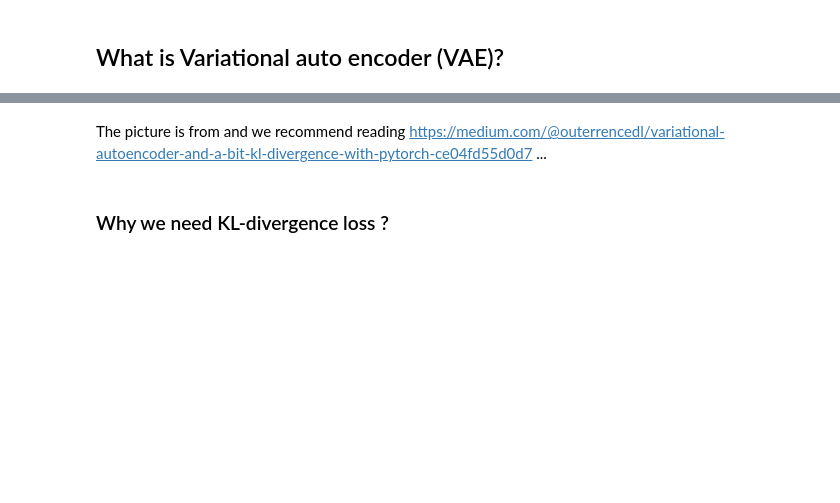
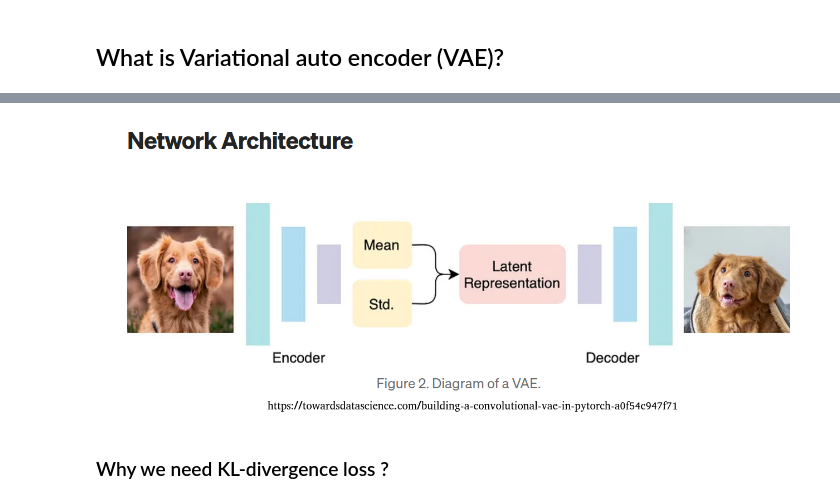
Before and after one commit to GenAI-CUEE/Estimation-Theory-EE523, a Jupyter notebook: Tutorial3/main.ipynb, the cells around one changed output, grey strips where cells are left out. Drawn from its saved outputs; the diff is of its cells as text; code cells hidden in the pictures; blank space fills up the shorter version.

Commit message:
Fix added figure

```diff
--- a/Tutorial3/main.ipynb
+++ b/Tutorial3/main.ipynb
@@ -129,5 +125,9 @@ os.makedirs('results', exist_ok=True)
-# %% [markdown]
-The picture is from and we recommend reading https://medium.com/@outerrencedl/variational-autoencoder-and-a-bit-kl-divergence-with-pytorch-ce04fd55d0d7 ...
+# %%
+from IPython.display import Image
+Image(filename='./Vae.png',width=1200, height=800)
+#The picture is from and we recommend reading https://medium.com/@outerrencedl/variational-autoencoder-and-a-bit-kl-divergence-with-pytorch-ce04fd55d0d7 ...
+# %% [output]
+[figure, added]
 # %% [markdown]
 ### Why we need KL-divergence loss ?
 # %% [markdown]
```
Also changed, not shown: parts of 1 cell of this notebook.
